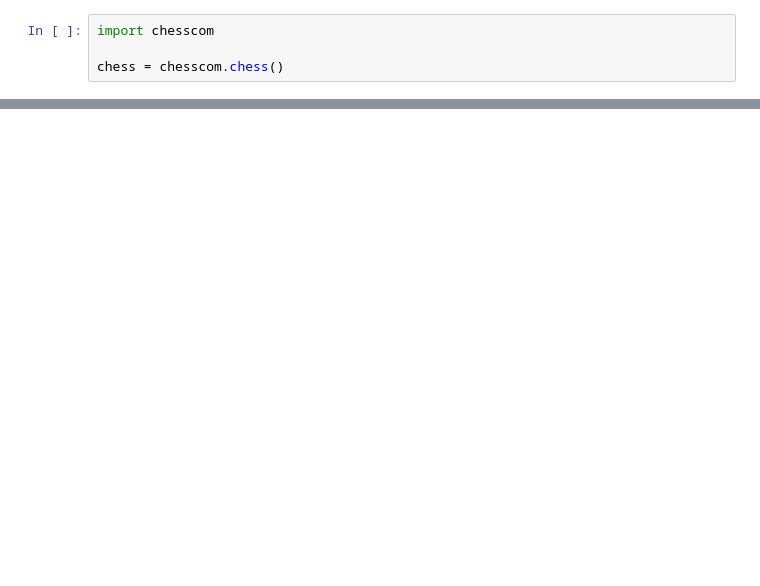
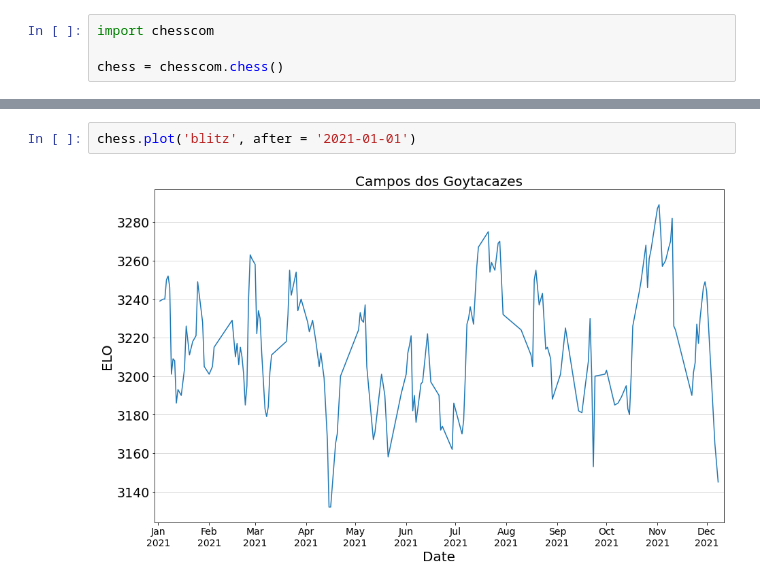
Before and after one commit to juliopessanha/chess-analysis, a Jupyter notebook: chess-analysis.ipynb, the cells around one changed output, grey strips where cells are left out. Saved outputs shown, nothing was run; the diff lists cells and outputs as text; blank space fills up the shorter version.

Commit message:
Added method plot()
chess.plot('timeClass') now returns a timeseries from the given time class

```diff
--- a/chess-analysis.ipynb
+++ b/chess-analysis.ipynb
@@ -99,0 +51,4 @@ chess.pieceMoves
+# %%
+chess.plot('blitz', after = '2021-01-01')
+# %% [output]
+[figure, added]
```
Also changed, not shown: parts of 6 cells of this notebook, 1 other file.
